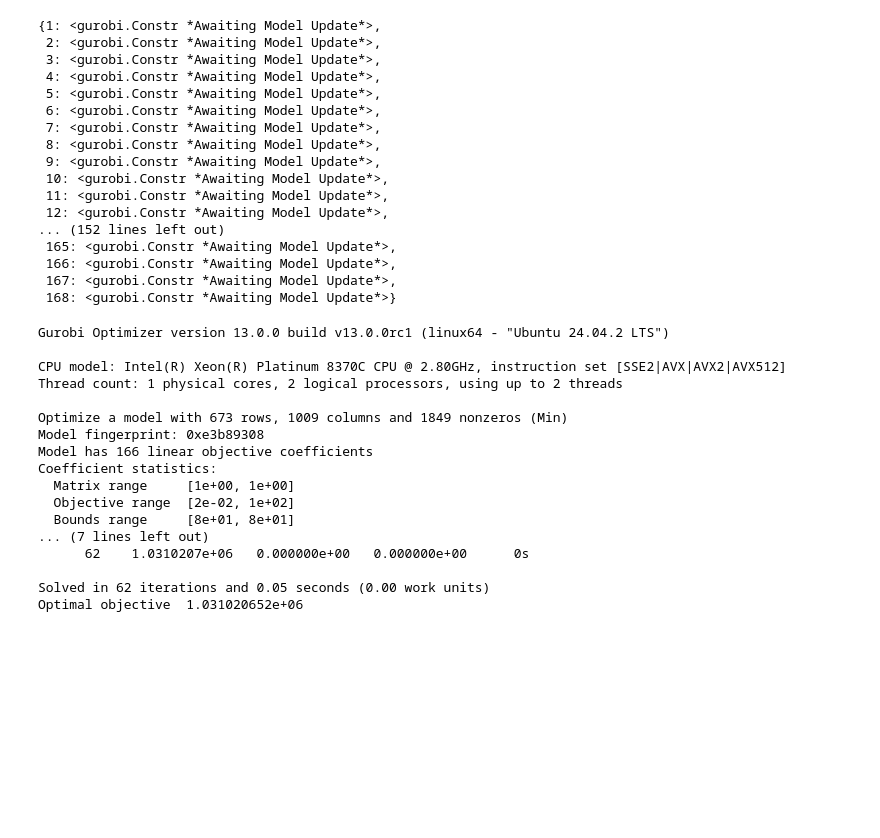
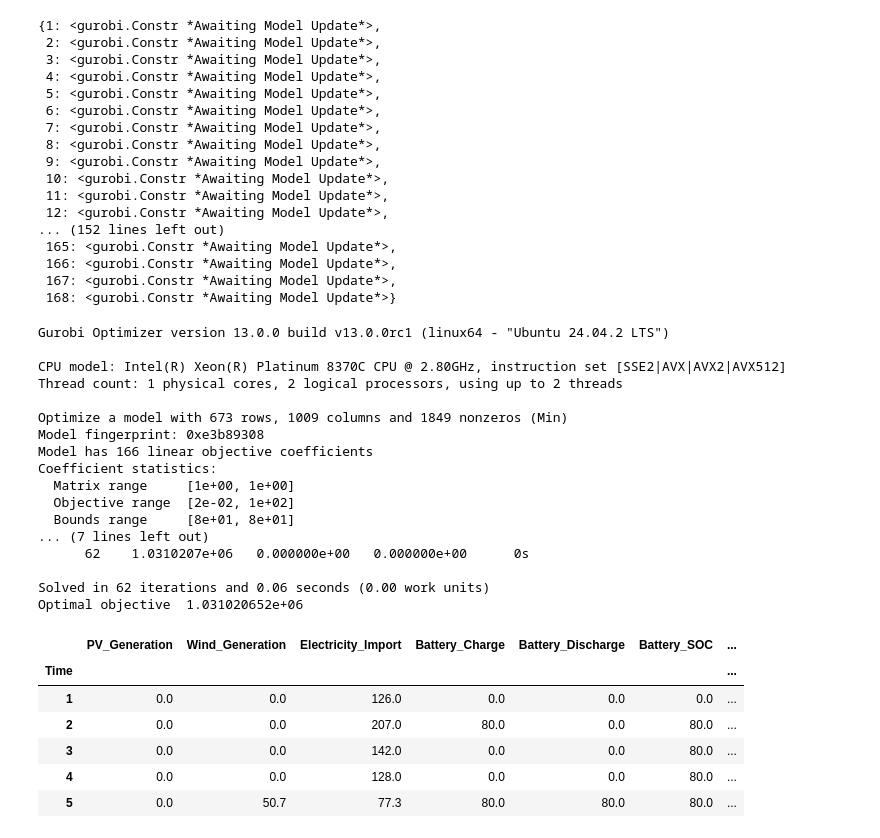
Before and after one commit to rezfa/Supply_Chain_Analytics_2026, a Jupyter notebook: 01_Optimization.ipynb, the cells around one changed output. Drawn from its saved outputs; the diff is of its cells as text; code cells hidden in the pictures; blank space fills up the shorter version.

```diff
--- a/01_Optimization.ipynb
+++ b/01_Optimization.ipynb
@@ -500,21 +503,50 @@ energy_model.addConstrs(Gen_Wind[t] <= wind_capacity * df.loc[df['Time_Index'] =
  168: <gurobi.Constr *Awaiting Model Update*>}
 # %%
 energy_model.optimize()
+
+
+if energy_model.status != GRB.OPTIMAL:
+    print("No optimal solution found.")
+else:
+    results = pd.DataFrame(index= T)
+    results.index.name = 'Time'
+
+    results['PV_Generation'] = [Gen_PV[t].X for t in T]
+    results['Wind_Generation'] = [Gen_Wind[t].X for t in T]
+    results['Electricity_Import'] = [Import[t].X for t in T]
+    results['Battery_Charge'] = [Charge[t].X for t in T]
+    results['Battery_Discharge'] = [Discharge[t].X for t in T]
+    results['Battery_SOC'] = [SOC[t].X for t in T]
+
+    if 0 in SOC.keys():
+        results["SOC"] = [SOC[t].X for t in T]
+    else:
+        # If SOC only defined for T
+        results["SOC"] = [SOC[t].X for t in T]
+
+    display(results.head())
 # %% [output]
 Gurobi Optimizer version 13.0.0 build v13.0.0rc1 (linux64 - "Ubuntu 24.04.2 LTS")
 
 CPU model: Intel(R) Xeon(R) Platinum 8370C CPU @ 2.80GHz, instruction set [SSE2|AVX|AVX2|AVX512]
 Thread count: 1 physical cores, 2 logical processors, using up to 2 threads
 
 Optimize a model with 673 rows, 1009 columns and 1849 nonzeros (Min)
 Model fingerprint: 0xe3b89308
 Model has 166 linear objective coefficients
 Coefficient statistics:
   Matrix range     [1e+00, 1e+00]
   Objective range  [2e-02, 1e+02]
   Bounds range     [8e+01, 8e+01]
 ... (7 lines left out)
       62    1.0310207e+06   0.000000e+00   0.000000e+00      0s
 
-Solved in 62 iterations and 0.05 seconds (0.00 work units)
+Solved in 62 iterations and 0.06 seconds (0.00 work units)
 Optimal objective  1.031020652e+06
+|  | PV_Generation | Wind_Generation | Electricity_Import | Battery_Charge | Battery_Discharge | Battery_SOC | ... |
+| Time |  |  |  |  |  |  | ... |
+| 1 | 0.0 | 0.0 | 126.0 | 0.0 | 0.0 | 0.0 | ... |
+| 2 | 0.0 | 0.0 | 207.0 | 80.0 | 0.0 | 80.0 | ... |
+| 3 | 0.0 | 0.0 | 142.0 | 0.0 | 0.0 | 80.0 | ... |
+| 4 | 0.0 | 0.0 | 128.0 | 0.0 | 0.0 | 80.0 | ... |
+| 5 | 0.0 | 50.7 | 77.3 | 80.0 | 80.0 | 80.0 | ... |
```
Also changed, not shown: parts of 5 cells of this notebook.
